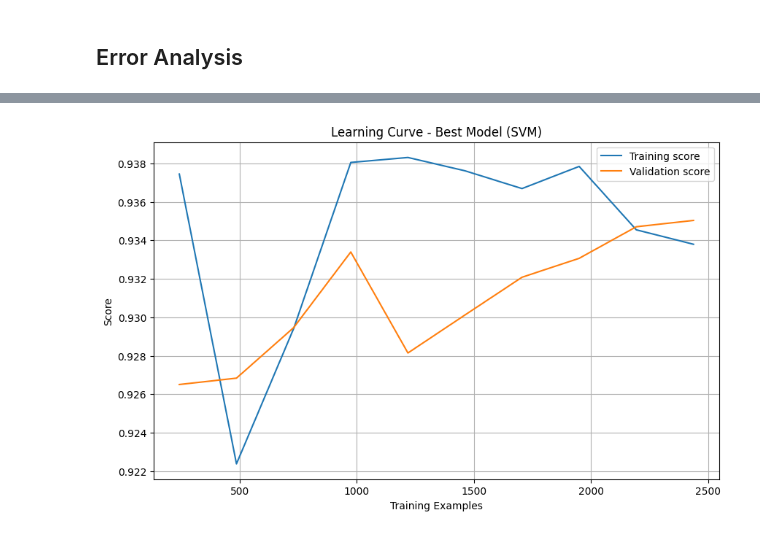
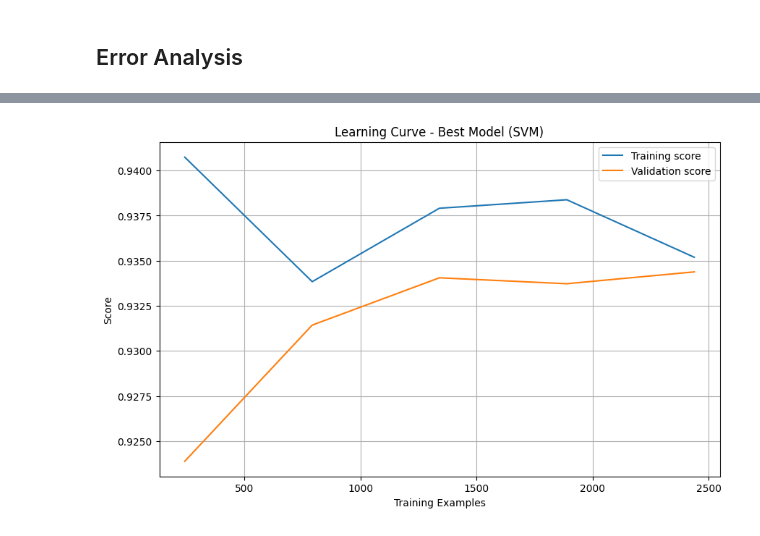
Before and after one commit to Ayushi-Manjapara/CSCI218-Rice-Classification-Grp-14, a Jupyter notebook: AI-Grp14-Code.ipynb, the cells around one changed output, grey strips where cells are left out. Cells and saved outputs as stored; diff of their text form; code cells hidden in the pictures.

```diff
--- a/AI-Grp14-Code.ipynb
+++ b/AI-Grp14-Code.ipynb
@@ -428,13 +468,13 @@ grid_lr = GridSearchCV(
     n_jobs=-1
 )
 
-grid_lr.fit(X_train, y_train)
+grid_lr.fit(X_train_scaled, y_train.values.ravel())
 
 print("Logistic Regression Best Parameters:", grid_lr.best_params_)
 print("Best CV Accuracy:", grid_lr.best_score_)
 
 best_lr = grid_lr.best_estimator_
-y_pred_lr = best_lr.predict(X_test)
+y_pred_lr = best_lr.predict(X_test_scaled)
 
 print("Test Accuracy:", accuracy_score(y_test, y_pred_lr))
 print(classification_report(y_test, y_pred_lr))
@@ -467,13 +507,13 @@ grid_knn = GridSearchCV(
     n_jobs=-1
 )
 
-grid_knn.fit(X_train, y_train)
+grid_knn.fit(X_train_scaled, y_train.values.ravel())
 
 print("kNN Best Parameters:", grid_knn.best_params_)
 print("Best CV Accuracy:", grid_knn.best_score_)
 
 best_knn = grid_knn.best_estimator_
-y_pred_knn = best_knn.predict(X_test)
+y_pred_knn = best_knn.predict(X_test_scaled)
 
 print("Test Accuracy:", accuracy_score(y_test, y_pred_knn))
 print(classification_report(y_test, y_pred_knn))
@@ -499,20 +539,20 @@ param_grid_svm = {
 }
 
 grid_svm = GridSearchCV(
-    SVC(),
+    SVC(probability=True),
     param_grid_svm,
     cv=5,
     scoring='accuracy',
     n_jobs=-1
 )
 
-grid_svm.fit(X_train, y_train)
+grid_svm.fit(X_train_scaled, y_train.values.ravel())
 
 print("SVM Best Parameters:", grid_svm.best_params_)
 print("Best CV Accuracy:", grid_svm.best_score_)
 
 best_svm = grid_svm.best_estimator_
-y_pred_svm = best_svm.predict(X_test)
+y_pred_svm = best_svm.predict(X_test_scaled)
 
 print("Test Accuracy:", accuracy_score(y_test, y_pred_svm))
 print(classification_report(y_test, y_pred_svm))
@@ -546,7 +586,7 @@ grid_rf = GridSearchCV(
     n_jobs=-1
 )
 
-grid_rf.fit(X_train, y_train)
+grid_rf.fit(X_train, y_train.values.ravel())
 
 print("Random Forest Best Parameters:", grid_rf.best_params_)
 print("Best CV Accuracy:", grid_rf.best_score_)
@@ -652,18 +774,22 @@ Sample Misclassifications:
 # %%
 # Learning curve for best model
 train_sizes, train_scores, val_scores = learning_curve(
-    best_svm, X_train, y_train.values.ravel(),
-    cv=5, n_jobs=-1, train_sizes=np.linspace(0.1, 1.0, 10)
+    best_svm,
+    X_train_scaled,
+    y_train.values.ravel(),
+    cv=5,
+    train_sizes=np.linspace(0.1, 1.0, 5),
+    scoring='accuracy'
 )
 
 plt.figure(figsize=(10, 6))
 plt.plot(train_sizes, train_scores.mean(axis=1), label='Training score')
 plt.plot(train_sizes, val_scores.mean(axis=1), label='Validation score')
 plt.xlabel('Training Examples')
 plt.ylabel('Score')
 plt.title('Learning Curve - Best Model (SVM)')
 plt.legend()
 plt.grid(True)
 plt.show()
 # %% [output]
-[figure, old version]
+[figure, new version]
```
Also changed, not shown: parts of 16 cells of this notebook.
